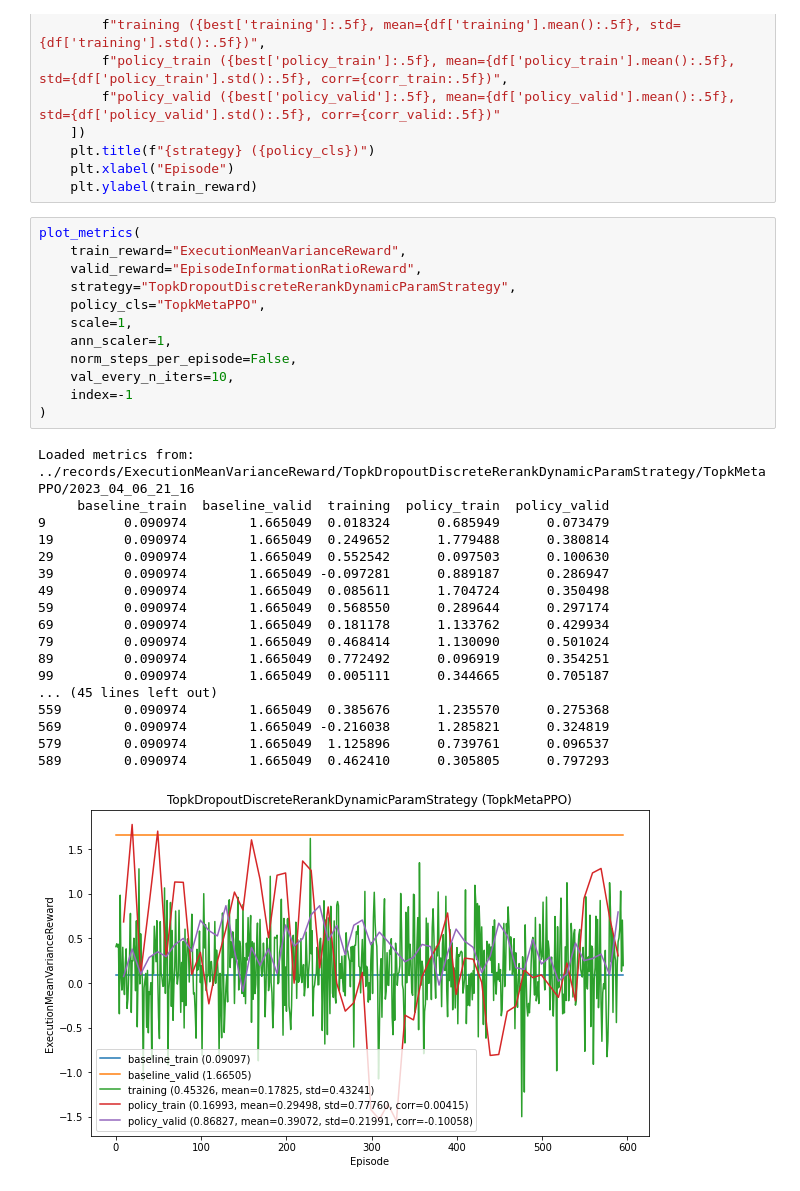
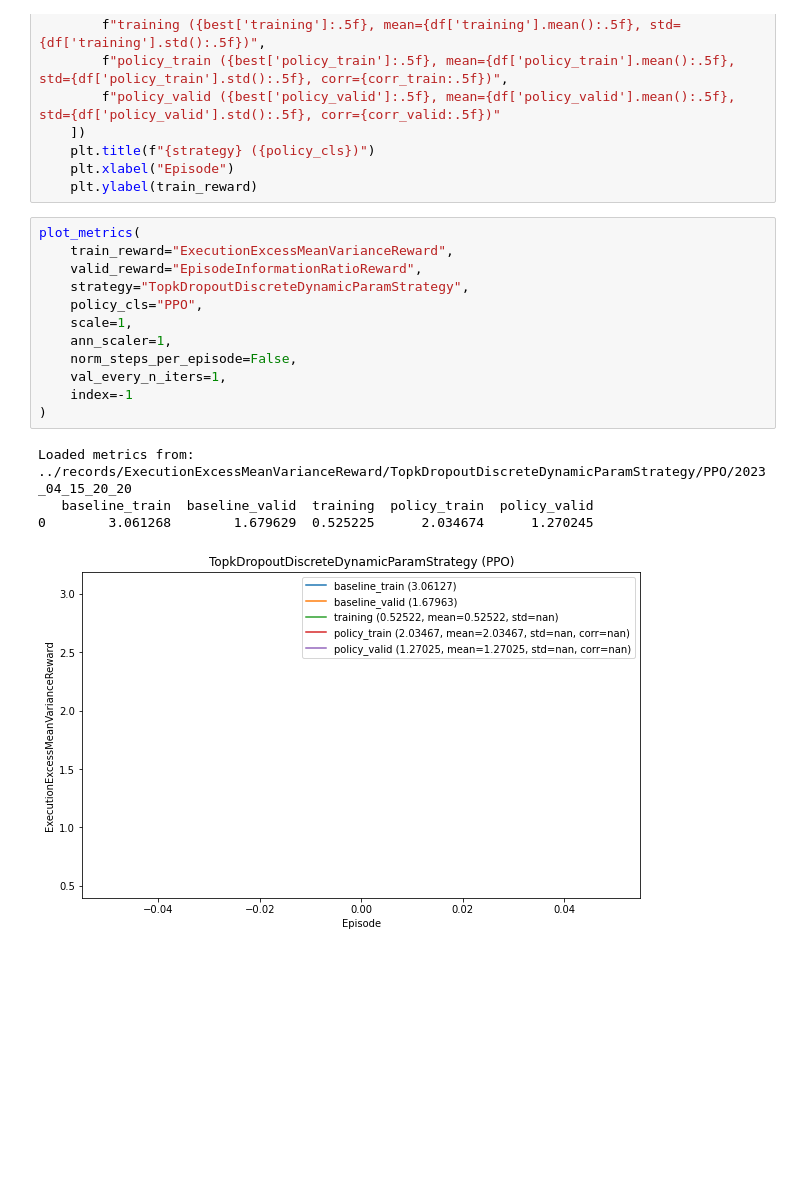
Before and after one commit to ChenglongChen/Long-Capital, a Jupyter notebook: examples/rl_plot_metrics.ipynb, the cells around one changed output. Cells and saved outputs as stored; diff of their text form; blank space fills up the shorter version.

```diff
--- a/examples/rl_plot_metrics.ipynb
+++ b/examples/rl_plot_metrics.ipynb
@@ -66,32 +66,18 @@ def plot_metrics(train_reward, valid_reward, strategy, policy_cls, scale=1, ann_
     plt.ylabel(train_reward)
 # %%
 plot_metrics(
-    train_reward="ExecutionMeanVarianceReward",
+    train_reward="ExecutionExcessMeanVarianceReward",
     valid_reward="EpisodeInformationRatioReward",
-    strategy="TopkDropoutDiscreteRerankDynamicParamStrategy",
-    policy_cls="TopkMetaPPO",
+    strategy="TopkDropoutDiscreteDynamicParamStrategy",
+    policy_cls="PPO",
     scale=1,
     ann_scaler=1,
     norm_steps_per_episode=False,
-    val_every_n_iters=10,
+    val_every_n_iters=1,
     index=-1
 )
 # %% [output]
-Loaded metrics from: ../records/ExecutionMeanVarianceReward/TopkDropoutDiscreteRerankDynamicParamStrategy/TopkMetaPPO/2023_04_06_21_16
-     baseline_train  baseline_valid  training  policy_train  policy_valid
-9          0.090974        1.665049  0.018324      0.685949      0.073479
-19         0.090974        1.665049  0.249652      1.779488      0.380814
-29         0.090974        1.665049  0.552542      0.097503      0.100630
-39         0.090974        1.665049 -0.097281      0.889187      0.286947
-49         0.090974        1.665049  0.085611      1.704724      0.350498
-59         0.090974        1.665049  0.568550      0.289644      0.297174
-69         0.090974        1.665049  0.181178      1.133762      0.429934
-79         0.090974        1.665049  0.468414      1.130090      0.501024
-89         0.090974        1.665049  0.772492      0.096919      0.354251
-99         0.090974        1.665049  0.005111      0.344665      0.705187
-... (45 lines left out)
-559        0.090974        1.665049  0.385676      1.235570      0.275368
-569        0.090974        1.665049 -0.216038      1.285821      0.324819
-579        0.090974        1.665049  1.125896      0.739761      0.096537
-589        0.090974        1.665049  0.462410      0.305805      0.797293
+Loaded metrics from: ../records/ExecutionExcessMeanVarianceReward/TopkDropoutDiscreteDynamicParamStrategy/PPO/2023_04_15_20_20
+   baseline_train  baseline_valid  training  policy_train  policy_valid
+0        3.061268        1.679629  0.525225      2.034674      1.270245
-[figure, old version]
+[figure, new version]
```
Also changed, not shown: 7 other files.
